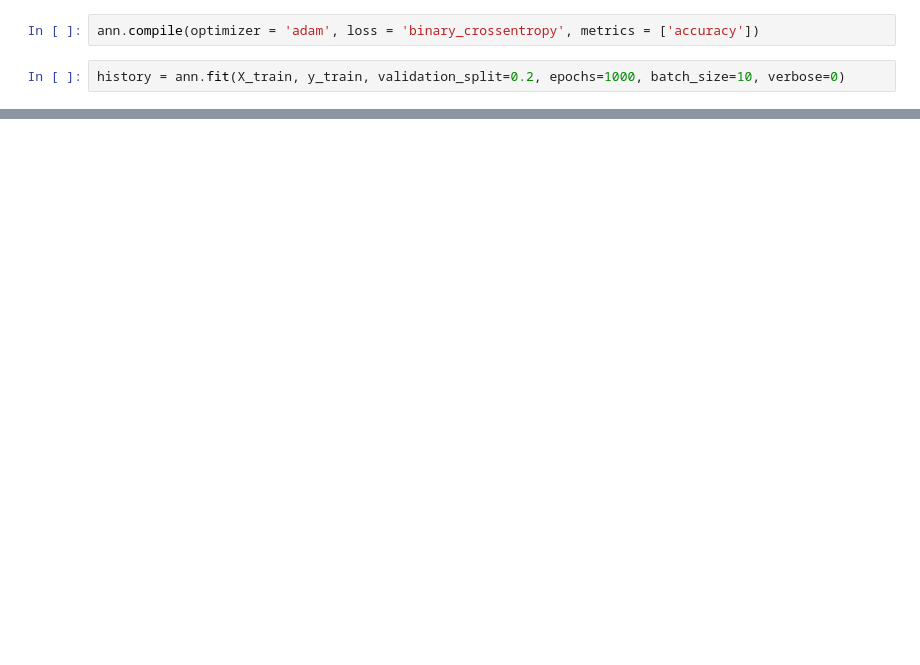
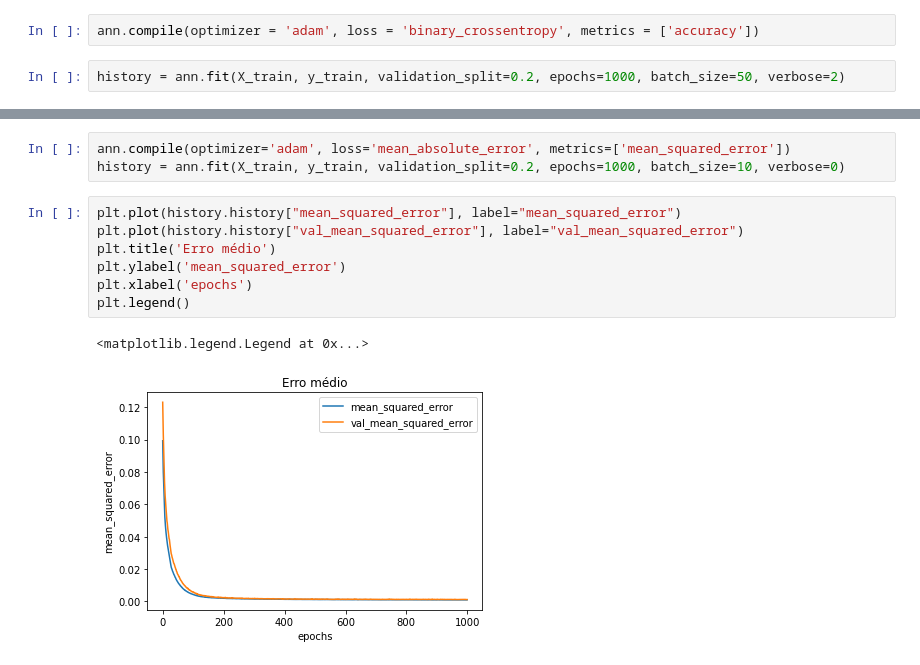
Before and after one commit to SarahToscano/DeepLearning, a Jupyter notebook: Lista 1/Questão - 4/Q4.ipynb, the cells around one changed output, grey strips where cells are left out. Drawn from its saved outputs; the diff is of its cells as text; blank space fills up the shorter version.

```diff
--- a/Lista 1/Questão - 4/Q4.ipynb
+++ b/Lista 1/Questão - 4/Q4.ipynb
@@ -36,4 +35,4 @@ ann.add(tf.keras.layers.Dense(units=3, activation='tanh'))
 # %%
 ann.compile(optimizer = 'adam', loss = 'binary_crossentropy', metrics = ['accuracy'])
 # %%
-history = ann.fit(X_train, y_train, validation_split=0.2, epochs=1000, batch_size=10, verbose=0)
+history = ann.fit(X_train, y_train, validation_split=0.2, epochs=1000, batch_size=50, verbose=2)
@@ -64,0 +88,13 @@ plt.legend(['train', 'test'], loc='upper left')
+# %%
+ann.compile(optimizer='adam', loss='mean_absolute_error', metrics=['mean_squared_error'])
+history = ann.fit(X_train, y_train, validation_split=0.2, epochs=1000, batch_size=10, verbose=0)
+# %%
+plt.plot(history.history["mean_squared_error"], label="mean_squared_error")
+plt.plot(history.history["val_mean_squared_error"], label="val_mean_squared_error")
+plt.title('Erro médio')
+plt.ylabel('mean_squared_error')
+plt.xlabel('epochs')
+plt.legend()
+# %% [output]
+<matplotlib.legend.Legend at 0x...>
+[figure, added]
```
Also changed, not shown: parts of 12 cells of this notebook, 3 other files.
